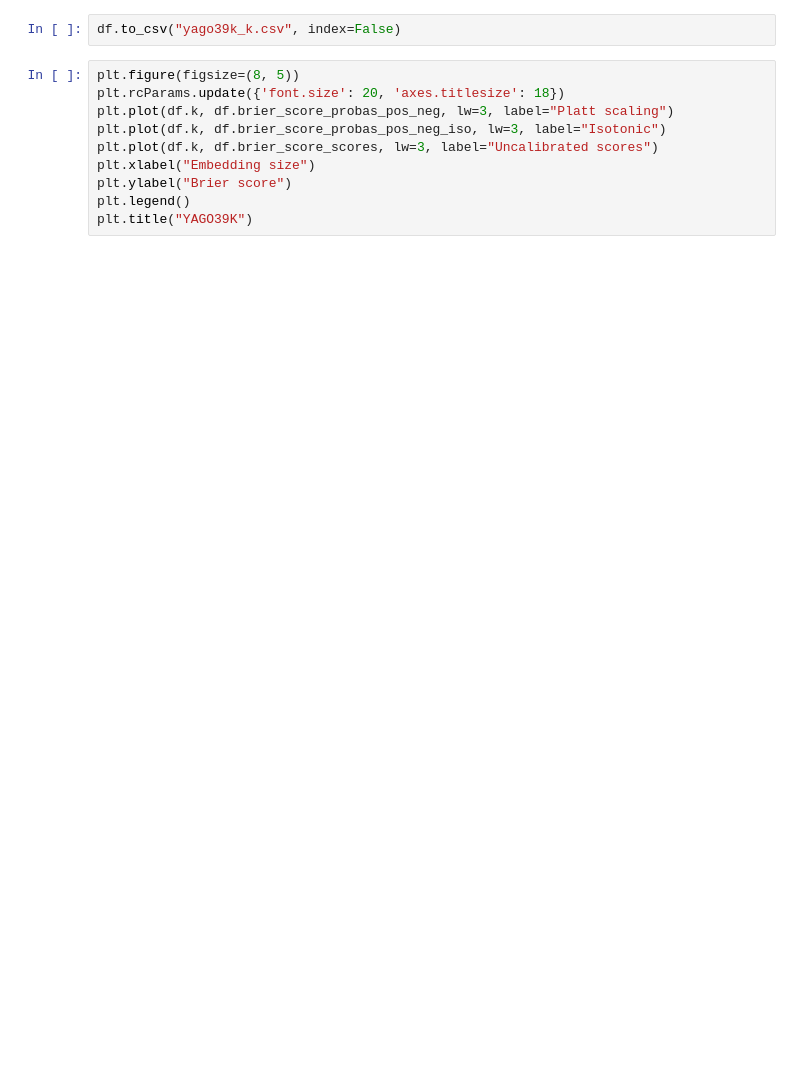
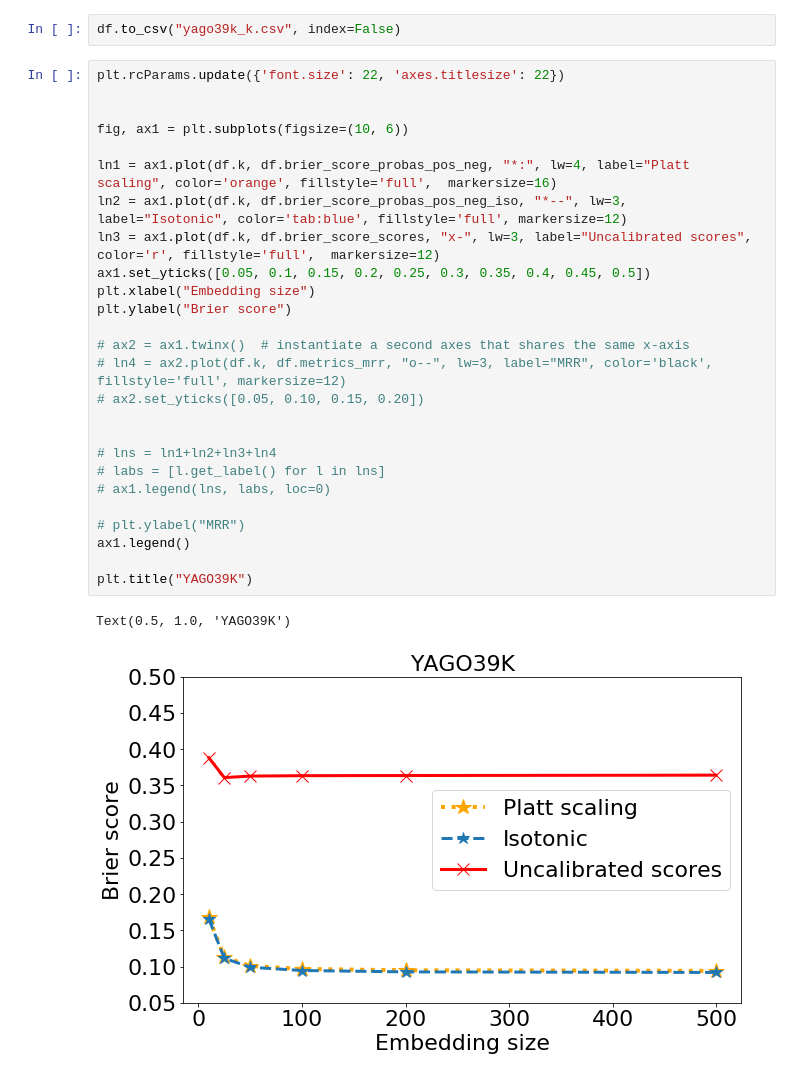
Before and after one commit to Accenture/AmpliGraph, a Jupyter notebook: iclr_paper_notebooks/Eta and K experiments Yago39k.ipynb, the cells around one changed output. Saved outputs shown, nothing was run; the diff lists cells and outputs as text; blank space fills up the shorter version.

```diff
--- a/iclr_paper_notebooks/Eta and K experiments Yago39k.ipynb
+++ b/iclr_paper_notebooks/Eta and K experiments Yago39k.ipynb
@@ -351,12 +487,31 @@ df.columns
 # %%
 df.to_csv("yago39k_k.csv", index=False)
-# %%
-plt.figure(figsize=(8, 5))
-plt.rcParams.update({'font.size': 20, 'axes.titlesize': 18})
-plt.plot(df.k, df.brier_score_probas_pos_neg, lw=3, label="Platt scaling")
-plt.plot(df.k, df.brier_score_probas_pos_neg_iso, lw=3, label="Isotonic")
-plt.plot(df.k, df.brier_score_scores, lw=3, label="Uncalibrated scores")
-plt.xlabel("Embedding size")
-plt.ylabel("Brier score")
-plt.legend()
-plt.title("YAGO39K")
+# %%
+plt.rcParams.update({'font.size': 22, 'axes.titlesize': 22})
+
+
+fig, ax1 = plt.subplots(figsize=(10, 6))
+
+ln1 = ax1.plot(df.k, df.brier_score_probas_pos_neg, "*:", lw=4, label="Platt scaling", color='orange', fillstyle='full',  markersize=16)
+ln2 = ax1.plot(df.k, df.brier_score_probas_pos_neg_iso, "*--", lw=3, label="Isotonic", color='tab:blue', fillstyle='full', markersize=12)
+ln3 = ax1.plot(df.k, df.brier_score_scores, "x-", lw=3, label="Uncalibrated scores", color='r', fillstyle='full',  markersize=12)
+ax1.set_yticks([0.05, 0.1, 0.15, 0.2, 0.25, 0.3, 0.35, 0.4, 0.45, 0.5])
+plt.xlabel("Embedding size")
+plt.ylabel("Brier score")
+
+# ax2 = ax1.twinx()  # instantiate a second axes that shares the same x-axis
+# ln4 = ax2.plot(df.k, df.metrics_mrr, "o--", lw=3, label="MRR", color='black', fillstyle='full', markersize=12)
+# ax2.set_yticks([0.05, 0.10, 0.15, 0.20])
+
+
+# lns = ln1+ln2+ln3+ln4
+# labs = [l.get_label() for l in lns]
+# ax1.legend(lns, labs, loc=0)
+
+# plt.ylabel("MRR")
+ax1.legend()
+
+plt.title("YAGO39K")
+# %% [output]
+Text(0.5, 1.0, 'YAGO39K')
+[figure, added]
```
Also changed, not shown: parts of 6 cells of this notebook, 18 other files.
